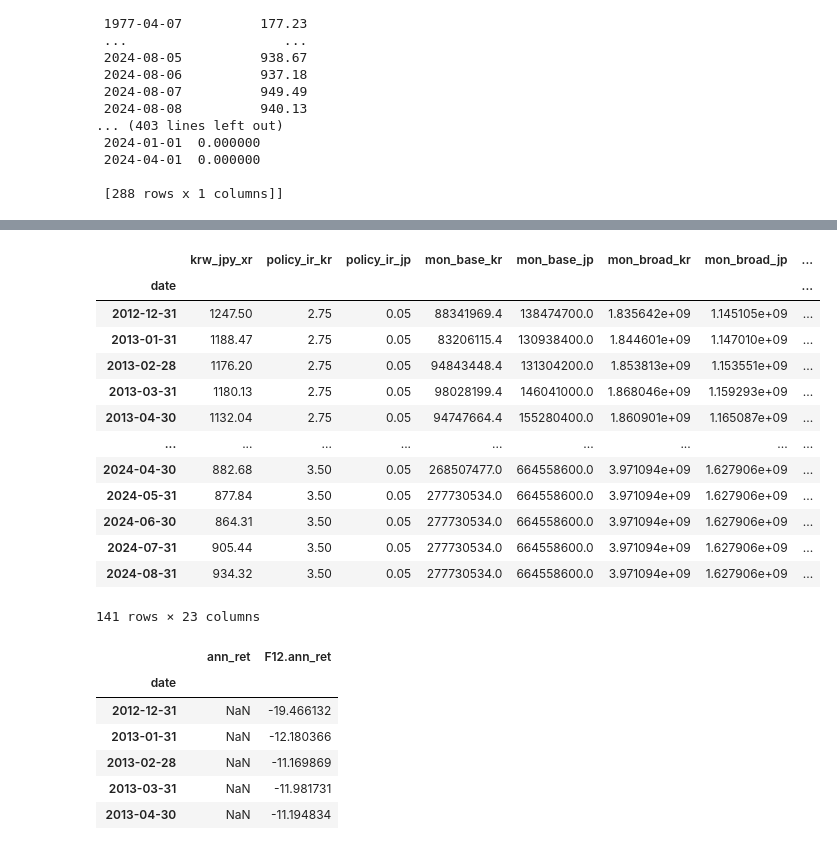
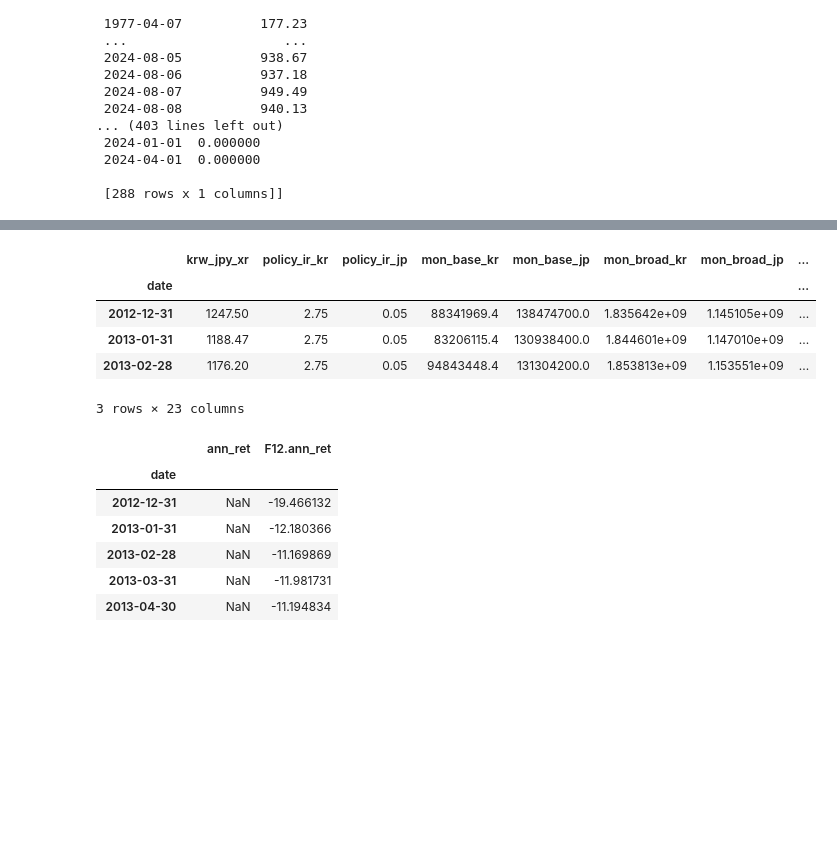
Before and after one commit to YoungminChoAtKaist/findb2024, a Jupyter notebook: findatabase.ipynb, the cells around one changed output, grey strips where cells are left out. Cells and saved outputs as stored; diff of their text form; code cells hidden in the pictures; blank space fills up the shorter version.

```diff
--- a/findatabase.ipynb
+++ b/findatabase.ipynb
@@ -995,23 +985,15 @@ df_merged
 # %%
 df_merged = df_merged['2012-12-31':]
 df_merged = df_merged.resample('ME').last()
 df_merged = df_merged.ffill()
-df_merged
+df_merged.head(3)
 # %% [output]
 |  | krw_jpy_xr | policy_ir_kr | policy_ir_jp | mon_base_kr | mon_base_jp | mon_broad_kr | mon_broad_jp | ... |
 | date |  |  |  |  |  |  |  | ... |
 | 2012-12-31 | 1247.50 | 2.75 | 0.05 | 88341969.4 | 138474700.0 | 1.835642e+09 | 1.145105e+09 | ... |
 | 2013-01-31 | 1188.47 | 2.75 | 0.05 | 83206115.4 | 130938400.0 | 1.844601e+09 | 1.147010e+09 | ... |
 | 2013-02-28 | 1176.20 | 2.75 | 0.05 | 94843448.4 | 131304200.0 | 1.853813e+09 | 1.153551e+09 | ... |
-| 2013-03-31 | 1180.13 | 2.75 | 0.05 | 98028199.4 | 146041000.0 | 1.868046e+09 | 1.159293e+09 | ... |
-| 2013-04-30 | 1132.04 | 2.75 | 0.05 | 94747664.4 | 155280400.0 | 1.860901e+09 | 1.165087e+09 | ... |
-| ... | ... | ... | ... | ... | ... | ... | ... | ... |
-| 2024-04-30 | 882.68 | 3.50 | 0.05 | 268507477.0 | 664558600.0 | 3.971094e+09 | 1.627906e+09 | ... |
-| 2024-05-31 | 877.84 | 3.50 | 0.05 | 277730534.0 | 664558600.0 | 3.971094e+09 | 1.627906e+09 | ... |
-| 2024-06-30 | 864.31 | 3.50 | 0.05 | 277730534.0 | 664558600.0 | 3.971094e+09 | 1.627906e+09 | ... |
-| 2024-07-31 | 905.44 | 3.50 | 0.05 | 277730534.0 | 664558600.0 | 3.971094e+09 | 1.627906e+09 | ... |
-| 2024-08-31 | 934.32 | 3.50 | 0.05 | 277730534.0 | 664558600.0 | 3.971094e+09 | 1.627906e+09 | ... |
-141 rows × 23 columns
+3 rows × 23 columns
 # %%
 # Y. F12.ann_ret
 df_merged['ann_ret'] = df_merged['krw_jpy_xr'].pct_change(periods=12) * 100
```
Also changed, not shown: parts of 20 cells of this notebook, 39 other files.
